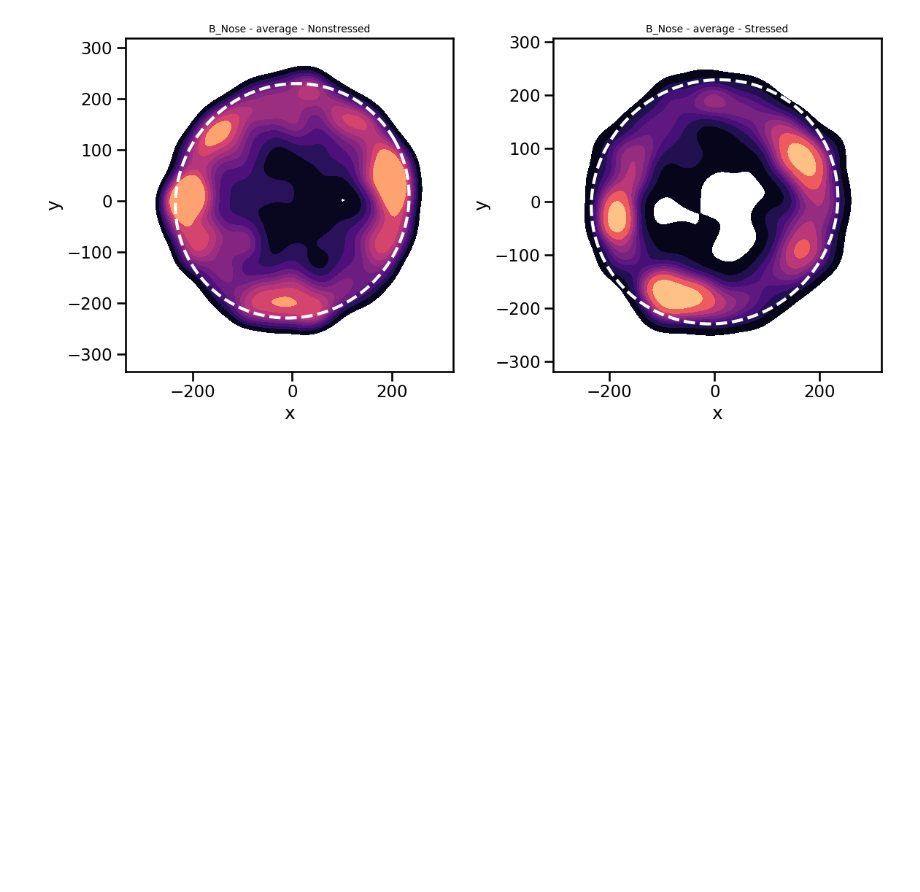
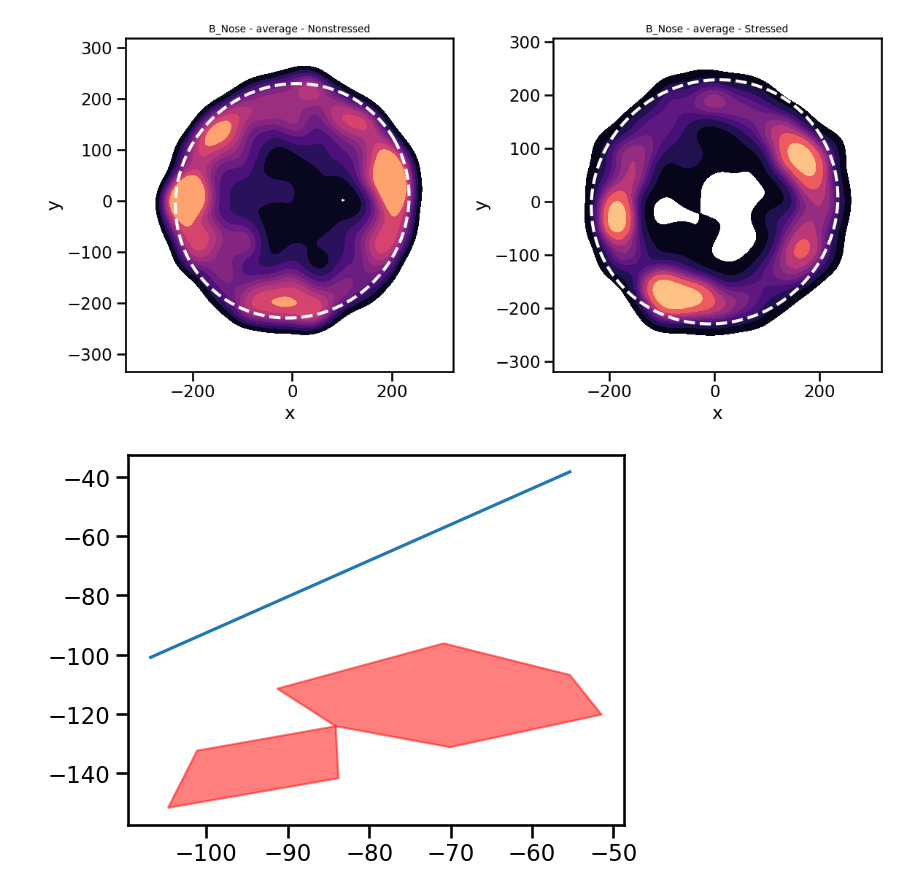
Before and after one commit to mlfpm/deepof, a Jupyter notebook: docs/source/tutorial_notebooks/deepof_preprocessing_tutorial.ipynb, the cells around one changed output. Saved outputs shown, nothing was run; the diff lists cells and outputs as text; code cells hidden in the pictures; blank space fills up the shorter version.

Commit message:
Updated visualizations

```diff
--- a/docs/source/tutorial_notebooks/deepof_preprocessing_tutorial.ipynb
+++ b/docs/source/tutorial_notebooks/deepof_preprocessing_tutorial.ipynb
@@ -82,3 +110,27 @@ emb_W = PCA(n_components=10).fit_transform(my_deepof_project.get_coords().filter
+# %%
+import numpy as np
+
+animal_id = "B"
+
+tt = my_deepof_project.get_coords()['20191204_Day2_SI_JB08_Test_54']
+
+polys = get_polygon_coords(tt, "B_")
+# %%
+import matplotlib.patches as patches
+
+fig = plt.figure()
+ax = fig.add_subplot(111)
+
+head = patches.Polygon(polys[0][0, :].reshape(-1, 2), closed=True, fc='r', ec='r', alpha=0.5)
+body = patches.Polygon(polys[1][0, :].reshape(-1, 2), closed=True, fc='r', ec='r', alpha=0.5)
+ax.plot(*polys[2][0, :].reshape(-1, 2))
+
+ax.add_patch(head)
+ax.add_patch(body)
+
+plt.show()
+# %% [output]
+[figure, added]
 # %%
 from IPython import display
 
```
Also changed, not shown: parts of 24 cells of this notebook, 3 other files.
